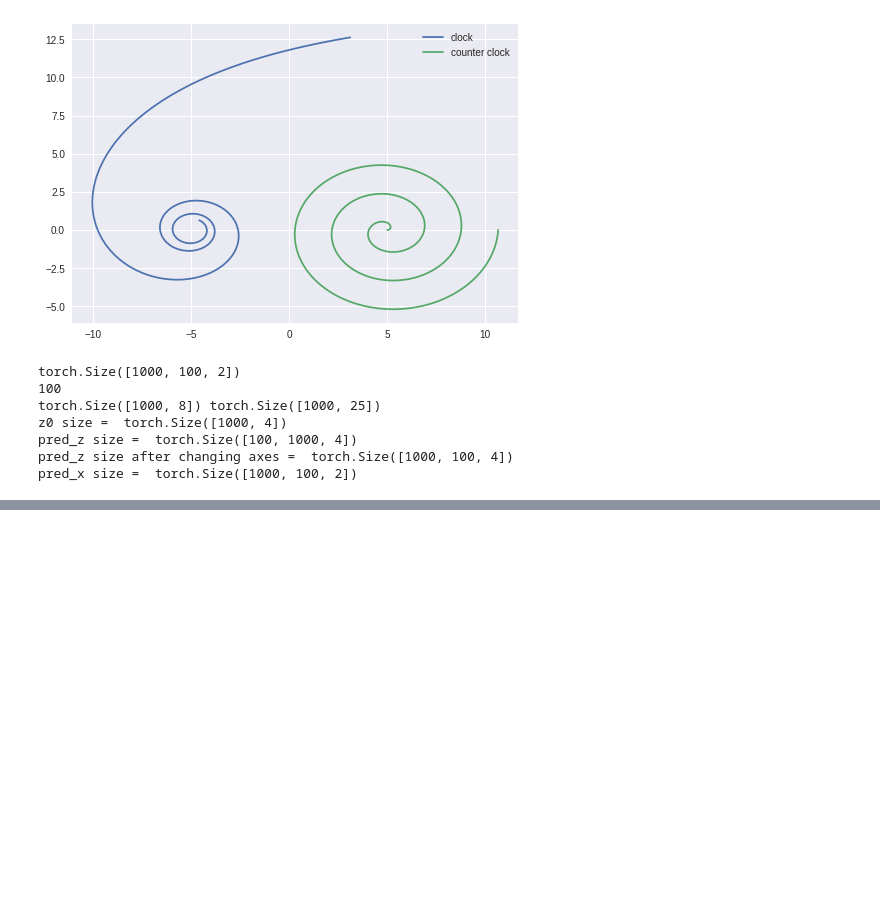
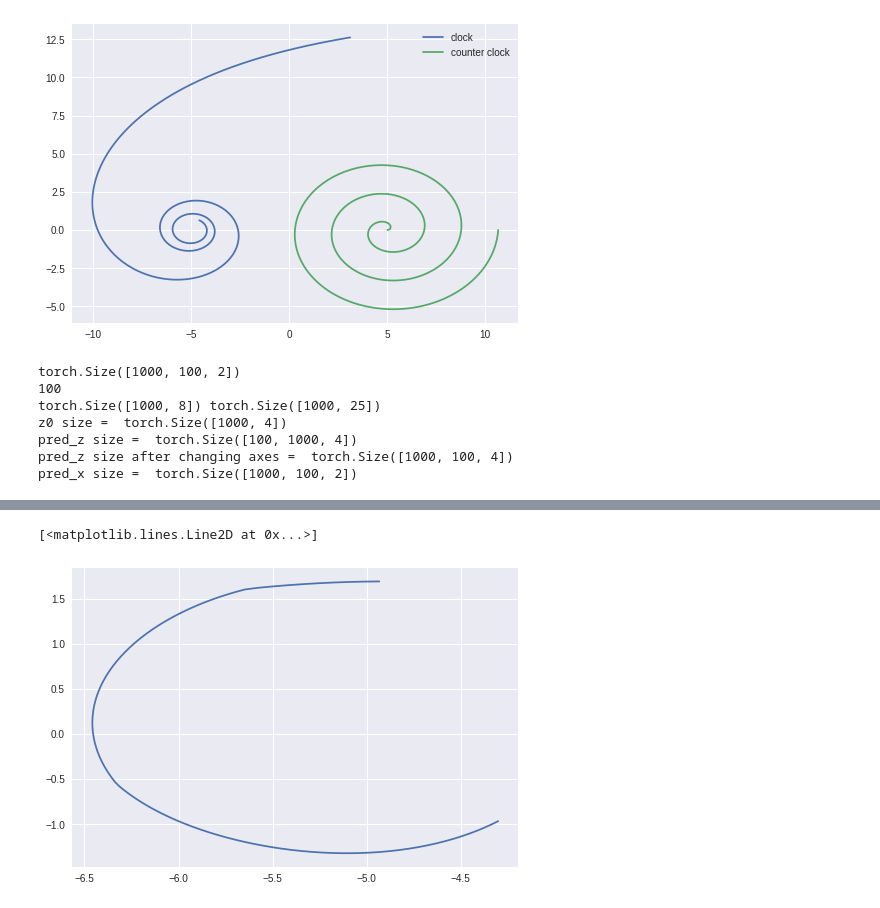
Before and after one commit to PranavMahajan25/Neural-ODE, a Jupyter notebook: ODEnet_LatentSpace.ipynb, the cells around one changed output, grey strips where cells are left out. Cells and saved outputs as stored; diff of their text form; code cells hidden in the pictures; blank space fills up the shorter version.

```diff
--- a/ODEnet_LatentSpace.ipynb
+++ b/ODEnet_LatentSpace.ipynb
@@ -334,0 +372,6 @@ RuntimeError: ignored
+# %%
+plt.plot(pred_x[1,:, 0].detach().numpy(), pred_x[1,:, 1].detach().numpy(), label='sampled') #1000 datapoints
+# actually jumbled, will need to write a forward pass to get actual values
+# %% [output]
+[<matplotlib.lines.Line2D at 0x...>]
+[figure, added]
```
Also changed, not shown: parts of 12 cells of this notebook.
